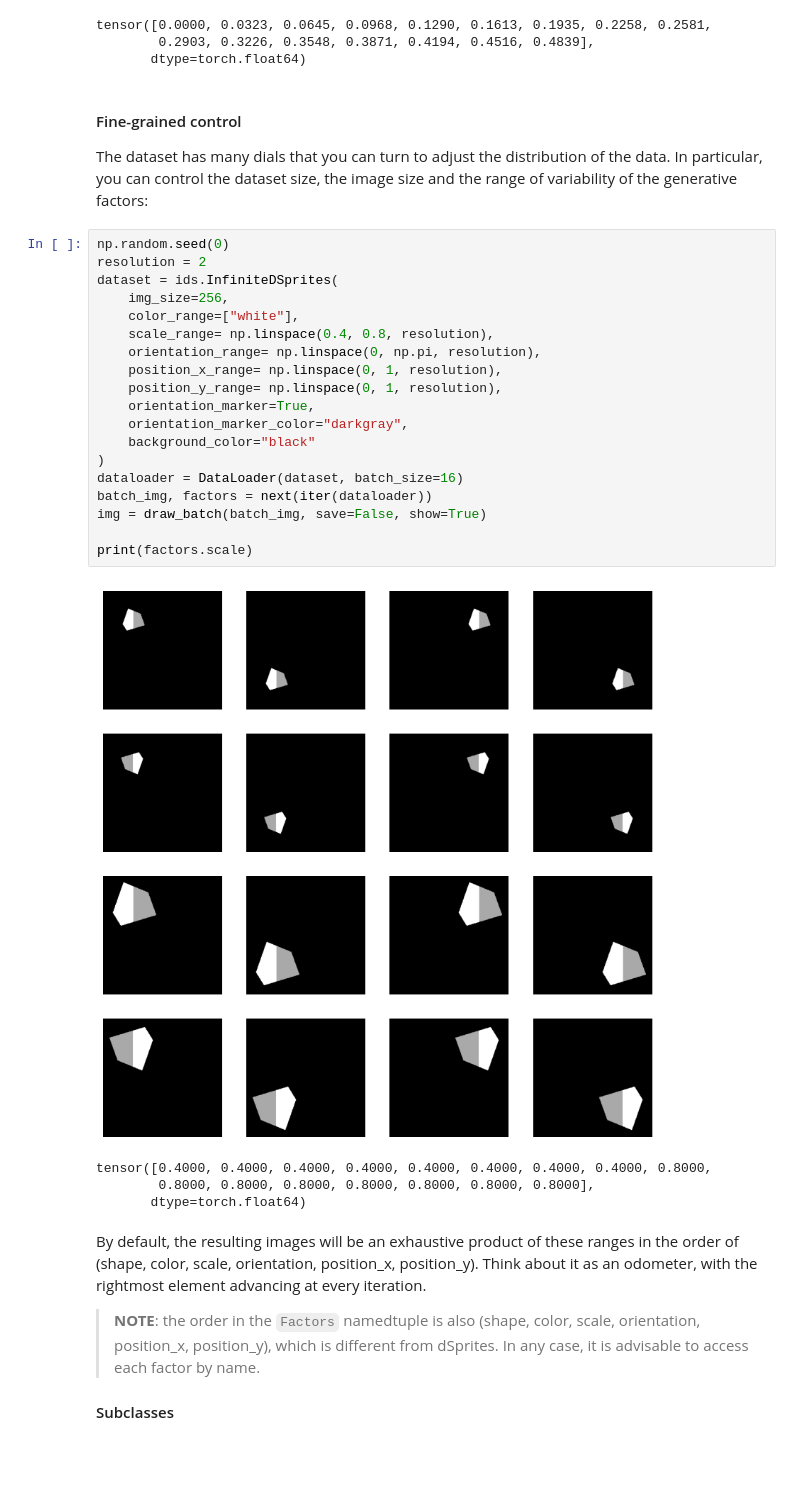
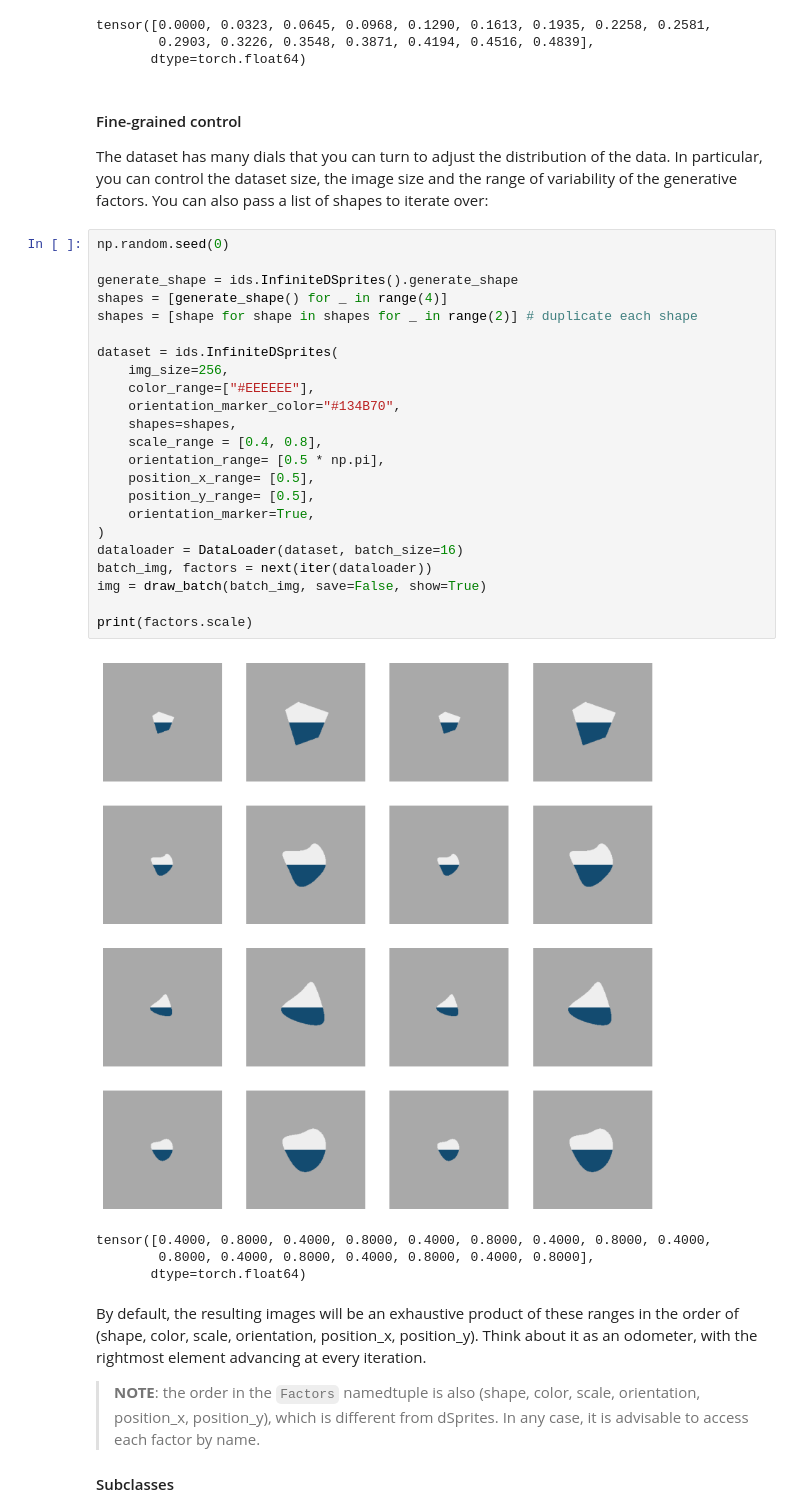
Before and after one commit to sbdzdz/idsprites, a Jupyter notebook: examples/infinite_dsprites.ipynb, the cells around one changed output. Cells and saved outputs as stored; diff of their text form; blank space fills up the shorter version.

```diff
--- a/examples/infinite_dsprites.ipynb
+++ b/examples/infinite_dsprites.ipynb
@@ -26,30 +26,34 @@ tensor([0.0000, 0.0323, 0.0645, 0.0968, 0.1290, 0.1613, 0.1935, 0.2258, 0.2581,
        dtype=torch.float64)
 # %% [markdown]
 #### Fine-grained control
-The dataset has many dials that you can turn to adjust the distribution of the data. In particular, you can control the dataset size, the image size and the range of variability of the generative factors:
+The dataset has many dials that you can turn to adjust the distribution of the data. In particular, you can control the dataset size, the image size and the range of variability of the generative factors. You can also pass a list of shapes to iterate over:
 # %%
 np.random.seed(0)
-resolution = 2
+
+generate_shape = ids.InfiniteDSprites().generate_shape
+shapes = [generate_shape() for _ in range(4)]
+shapes = [shape for shape in shapes for _ in range(2)] # duplicate each shape
+
 dataset = ids.InfiniteDSprites(
     img_size=256,
-    color_range=["white"],
-    scale_range= np.linspace(0.4, 0.8, resolution),
-    orientation_range= np.linspace(0, np.pi, resolution),
-    position_x_range= np.linspace(0, 1, resolution),
-    position_y_range= np.linspace(0, 1, resolution),
+    color_range=["#EEEEEE"],
+    orientation_marker_color="#134B70",
+    shapes=shapes,
+    scale_range = [0.4, 0.8],
+    orientation_range= [0.5 * np.pi],
+    position_x_range= [0.5],
+    position_y_range= [0.5],
     orientation_marker=True,
-    orientation_marker_color="darkgray",
-    background_color="black"
 )
 dataloader = DataLoader(dataset, batch_size=16)
 batch_img, factors = next(iter(dataloader))
 img = draw_batch(batch_img, save=False, show=True)
 
 print(factors.scale)
 # %% [output]
-[figure, old version]
+[figure, new version]
-tensor([0.4000, 0.4000, 0.4000, 0.4000, 0.4000, 0.4000, 0.4000, 0.4000, 0.8000,
-        0.8000, 0.8000, 0.8000, 0.8000, 0.8000, 0.8000, 0.8000],
+tensor([0.4000, 0.8000, 0.4000, 0.8000, 0.4000, 0.8000, 0.4000, 0.8000, 0.4000,
+        0.8000, 0.4000, 0.8000, 0.4000, 0.8000, 0.4000, 0.8000],
        dtype=torch.float64)
 # %% [markdown]
 By default, the resulting images will be an exhaustive product of these ranges in the order of (shape, color, scale, orientation, position_x, position_y). Think about it as an odometer, with the rightmost element advancing at every iteration.
```
Also changed, not shown: parts of 4 cells of this notebook.
